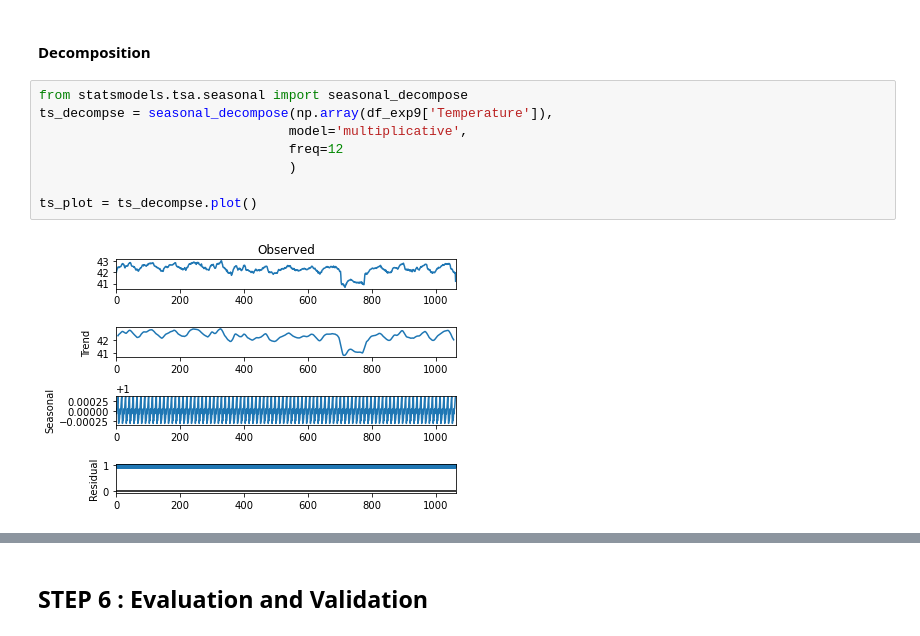
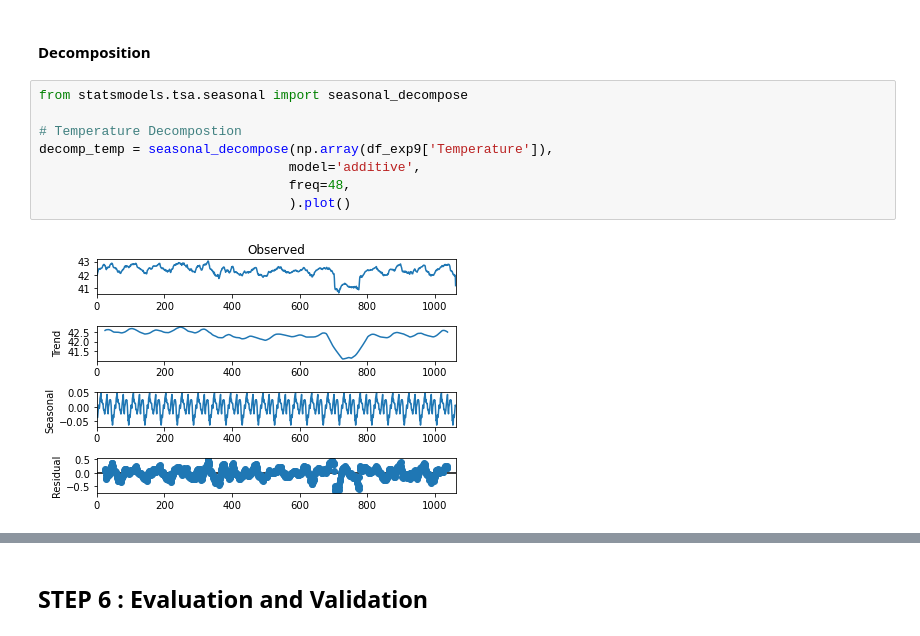
Before and after one commit to ameyak2310/DryingProcessRate_Predictor, a Jupyter notebook: TimeSeriesAnalysis.ipynb, the cells around one changed output, grey strips where cells are left out. Saved outputs shown, nothing was run; the diff lists cells and outputs as text.

```diff
--- a/TimeSeriesAnalysis.ipynb
+++ b/TimeSeriesAnalysis.ipynb
@@ -488,11 +480,11 @@ print(df_ewm)
 #### Decomposition
 # %%
 from statsmodels.tsa.seasonal import seasonal_decompose
-ts_decompse = seasonal_decompose(np.array(df_exp9['Temperature']),
-                                model='multiplicative',
-                                freq=12
-                                )
 
-ts_plot = ts_decompse.plot()
+# Temperature Decompostion
+decomp_temp = seasonal_decompose(np.array(df_exp9['Temperature']),
+                                model='additive',
+                                freq=48,
+                                ).plot()
 # %% [output]
-[figure, old version]
+[figure, new version]
```
Also changed, not shown: parts of 9 cells of this notebook.
